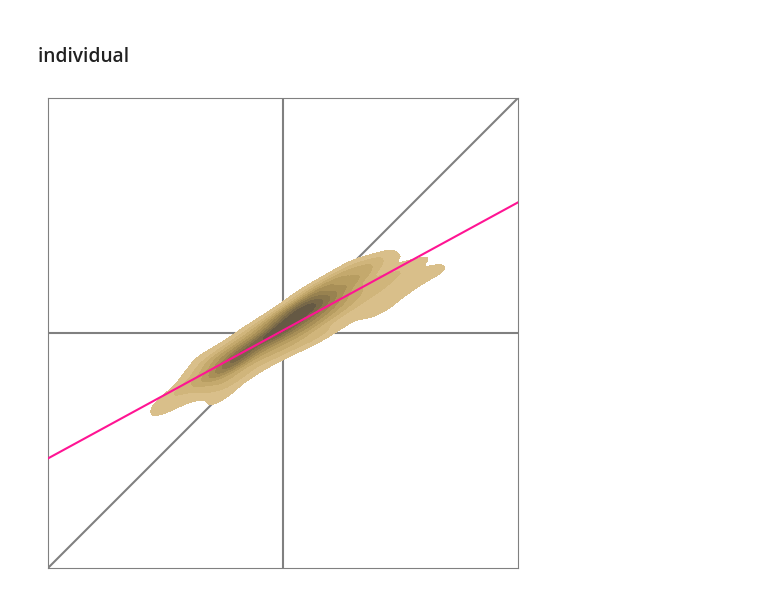
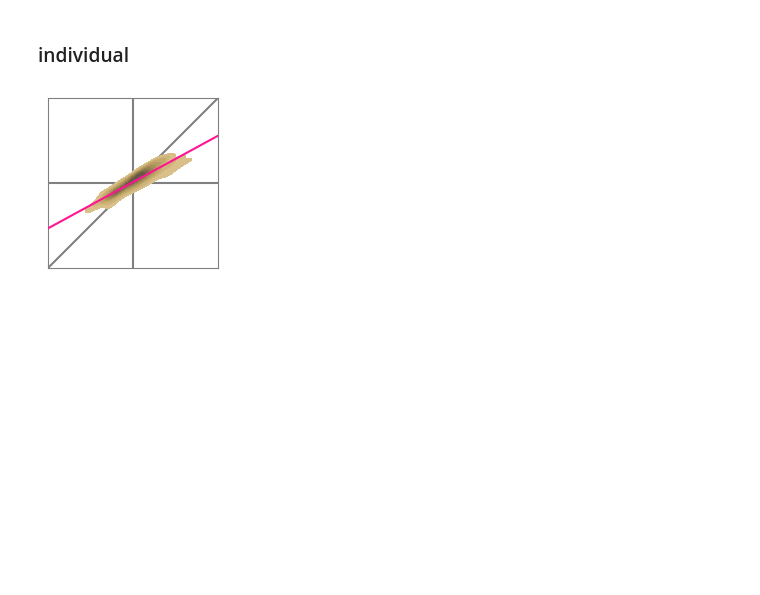
Before and after one commit to peterpeterp/circ_contribution_to_JJA_trends, a Jupyter notebook: 1_main_evaluation.ipynb, the cells around one changed output. Drawn from its saved outputs; the diff is of its cells as text; code cells hidden in the pictures; blank space fills up the shorter version.

```diff
--- a/1_main_evaluation.ipynb
+++ b/1_main_evaluation.ipynb
@@ -323,8 +322,8 @@ def print_block(method_names, func, period):
         l_y = []
         l_f = []
         for run,d in trend_dict[period].items():
-            y = d['piC-nudged'].loc[30:60].values
-            f = d[method_name].loc[30:60].values
+            y = d['piC-nudged'][0].loc[30:60].values
+            f = d[method_name][0].loc[30:60].values
             land = np.isfinite(y) & np.isfinite(f)
             l_f.append(f[land])
             l_y.append(y[land])
@@ -338,8 +337,8 @@ def print_block(method_names, func, period):
     for run,d in trend_dict[period].items():
         t += f"{int(run)} & "
         for method_name in method_names:
-            y = d['piC-nudged'].loc[30:60].values
-            f = d[method_name].loc[30:60].values
+            y = d['piC-nudged'][0].loc[30:60].values
+            f = d[method_name][0].loc[30:60].values
             land = np.isfinite(y) & np.isfinite(f)
             f = f[land]
             y = y[land]
@@ -363,6 +362,8 @@ def Pearson_correlation(y,f):
     return f"{np.corrcoef(y,f)[0,1]:.2f}"
 
 def correct_sign(y,f):
+    y = y[np.abs(f) > 0.1]
+    f = f[np.abs(f) > 0.1]
     return f"{round(np.sum(np.sign(y) == np.sign(f)) / y.shape[0] * 100)}\%"
 
 def regression_slope(y,f):
@@ -372,6 +373,7 @@ def regression_slope(y,f):
 for period in periods:
     print(period)
     method_names = ['ridge', "analog", "DEA", 'UNET']
+    method_names = ['ridge', "analog", 'UNET']
     print_block(method_names, correct_sign, period)
     print_block(method_names, Pearson_correlation, period)
     print_block(method_names, R2, period)
@@ -416,8 +408,8 @@ for period in periods:
         l_x = []
         l_y = []
         for run,d in trend_dict[period].items():
-            x = d['piC-nudged'].loc[30:60].values
-            y = d[name].loc[30:60].values
+            x = d['piC-nudged'][0].loc[30:60].values
+            y = d[name][0].loc[30:60].values
             land = np.isfinite(y) & np.isfinite(x)
             l_x.append(x[land])
             l_y.append(y[land])
@@ -454,30 +446,30 @@ for period in periods:
 # %%
 maxabs = 0.5
 for period in periods:
     for name,long_name in to_plot.items():
         for run,d in trend_dict[period].items():
             plt.close()
-            fig,ax = plt.subplots(figsize=(5,5))
-            x = d['piC-nudged'].loc[30:60].values
-            y = d[name].loc[30:60].values
+            fig,ax = plt.subplots(figsize=(2,2))
+            x = d['piC-nudged'][0].loc[30:60].values
+            y = d[name][0].loc[30:60].values
             land = np.isfinite(y) & np.isfinite(x)
-            x = x[land] * 10
-            y = y[land] * 10
+            x = x[land]
+            y = y[land]
             #ax.scatter(x, y, marker='.', s=10, zorder=0, color='gray')
             sns.kdeplot(x=x, y=y, ax=ax, fill=True, zorder=10, color='wheat')
             intercept, slope = sm.OLS(y, sm.add_constant(x)).fit().params
             ax.plot([-maxabs,maxabs], np.array([-maxabs,maxabs]) * slope + intercept, color='deeppink', zorder=20)
             ax.set_xlim(-maxabs,maxabs)
             ax.set_ylim(-maxabs,maxabs)
             ax.set_xticks([])
             ax.set_yticks([])
             ax.plot([-maxabs,maxabs],[-maxabs,maxabs], color='gray', zorder=0)
             ax.axhline(0, color='gray', zorder=0)
             ax.axvline(0, color='gray', zorder=0)
             plt.setp(ax.spines.values(), color='gray')
             #ax.set_xlabel('piC-nudged')
             #ax.set_ylabel('prediction')
             plt.tight_layout()
             savefig(f"trend_scatter_{period}_{run}_{name}")
 # %% [output]
-[figure, old version]
+[figure, new version]
```
Also changed, not shown: parts of 21 cells of this notebook, 6 other files.
